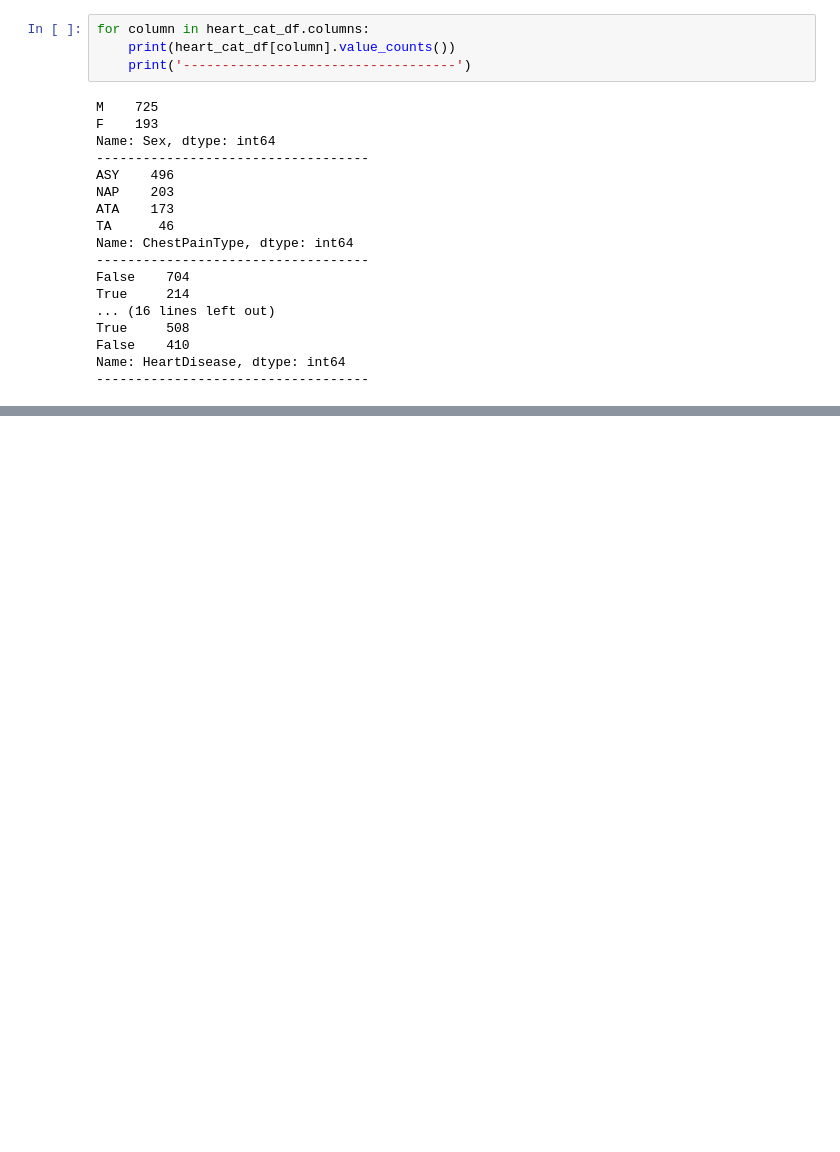
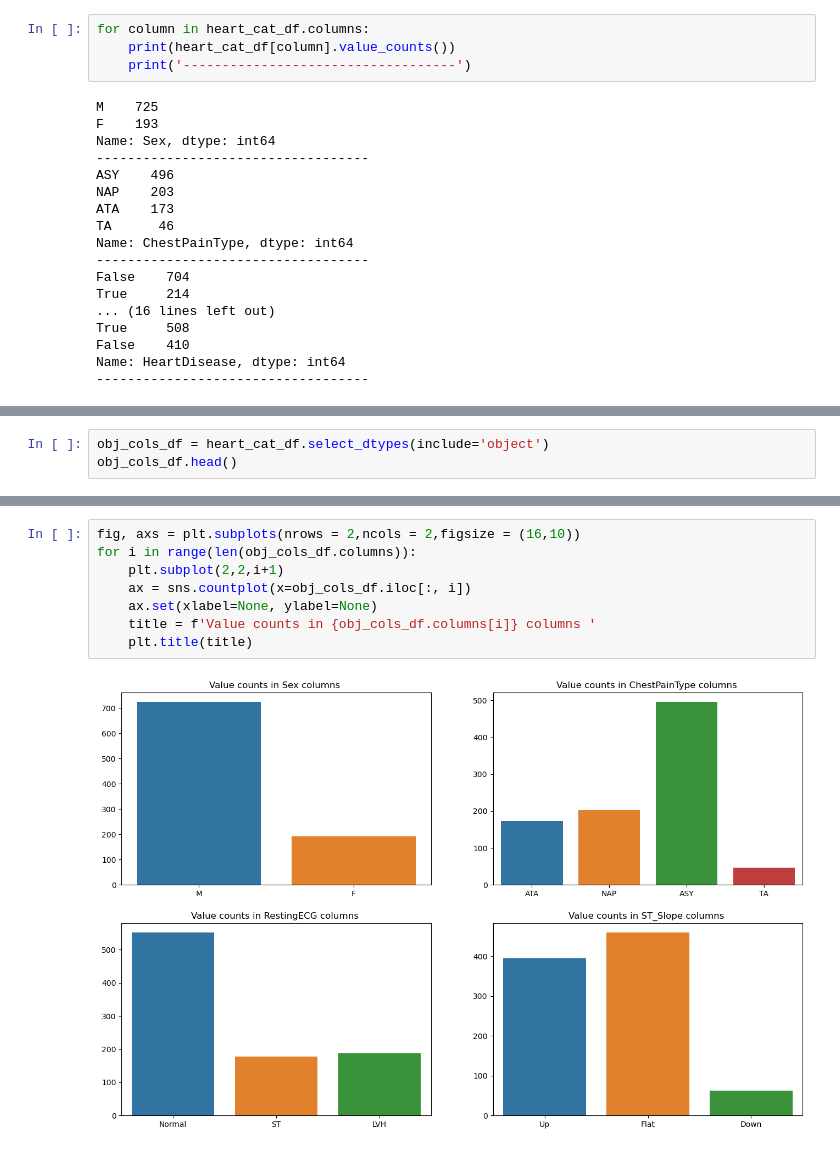
Before and after one commit to vntan/HeartFailureAnalysis, a Jupyter notebook: HeartFailureAnalysis.ipynb, the cells around one changed output, grey strips where cells are left out. Cells and saved outputs as stored; diff of their text form; blank space fills up the shorter version.

```diff
--- a/HeartFailureAnalysis.ipynb
+++ b/HeartFailureAnalysis.ipynb
@@ -289,0 +359,3 @@ It's seem like nothing abnormal here!
+# %%
+obj_cols_df = heart_cat_df.select_dtypes(include='object')
+obj_cols_df.head()
@@ -289,0 +369,10 @@ It's seem like nothing abnormal here!
+# %%
+fig, axs = plt.subplots(nrows = 2,ncols = 2,figsize = (16,10))
+for i in range(len(obj_cols_df.columns)):
+    plt.subplot(2,2,i+1)
+    ax = sns.countplot(x=obj_cols_df.iloc[:, i])
+    ax.set(xlabel=None, ylabel=None)
+    title = f'Value counts in {obj_cols_df.columns[i]} columns '
+    plt.title(title)
+# %% [output]
+[figure, added]
```
Also changed, not shown: parts of 34 cells of this notebook.
